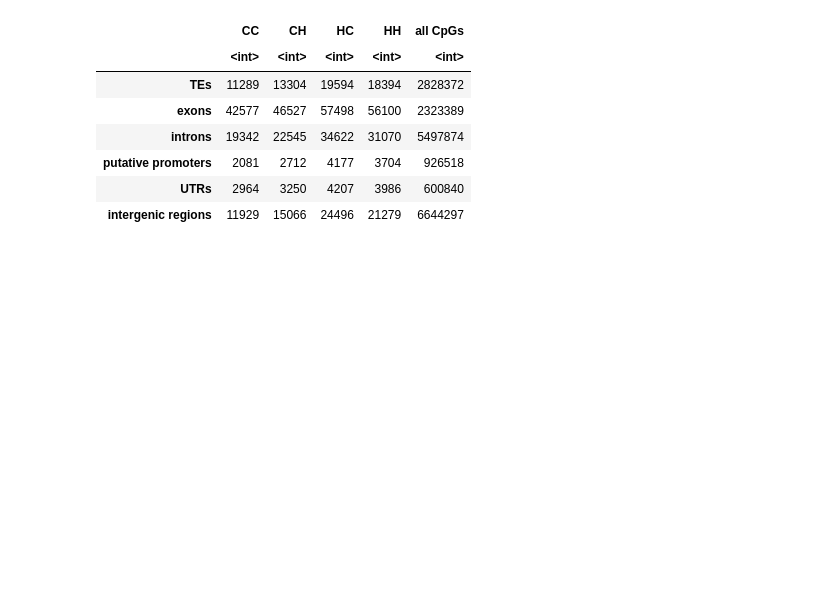
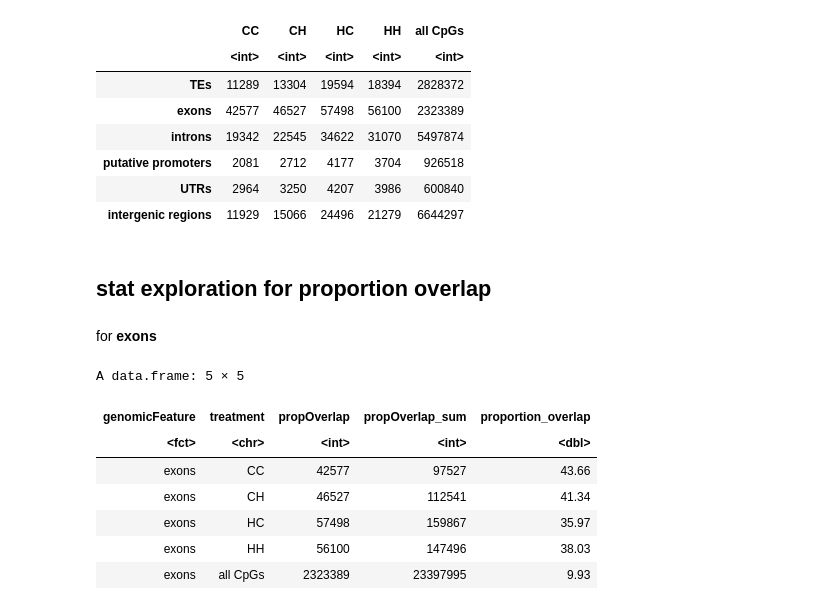
Before and after one commit to jgmcdonough/CE18_methylRAD_analysis, a Jupyter notebook: analysis/genomic_feature_tracks/create_proportionPlot.ipynb, the cells around one changed output. Drawn from its saved outputs; the diff is of its cells as text; code cells hidden in the pictures; blank space fills up the shorter version.

Commit message:
pull out numbers of proportions and means of experimental groups for diff genomic features

```diff
--- a/analysis/genomic_feature_tracks/create_proportionPlot.ipynb
+++ b/analysis/genomic_feature_tracks/create_proportionPlot.ipynb
@@ -363,3 +363,22 @@ A data.frame: 6 × 5
 | putative promoters | 2081 | 2712 | 4177 | 3704 | 926518 |
 | UTRs | 2964 | 3250 | 4207 | 3986 | 600840 |
 | intergenic regions | 11929 | 15066 | 24496 | 21279 | 6644297 |
+# %% [markdown]
+## stat exploration for proportion overlap
+# %% [markdown]
+for **exons**
+# %%
+# pull out only exons
+exons <- df %>%
+filter(genomicFeature == 'exons')
+
+exons
+# %% [output]
+A data.frame: 5 × 5
+| genomicFeature | treatment | propOverlap | propOverlap_sum | proportion_overlap |
+| <fct> | <chr> | <int> | <int> | <dbl> |
+| exons | CC | 42577 | 97527 | 43.66 |
+| exons | CH | 46527 | 112541 | 41.34 |
+| exons | HC | 57498 | 159867 | 35.97 |
+| exons | HH | 56100 | 147496 | 38.03 |
+| exons | all CpGs | 2323389 | 23397995 | 9.93 |
```
Also changed, not shown: parts of 10 cells of this notebook.
